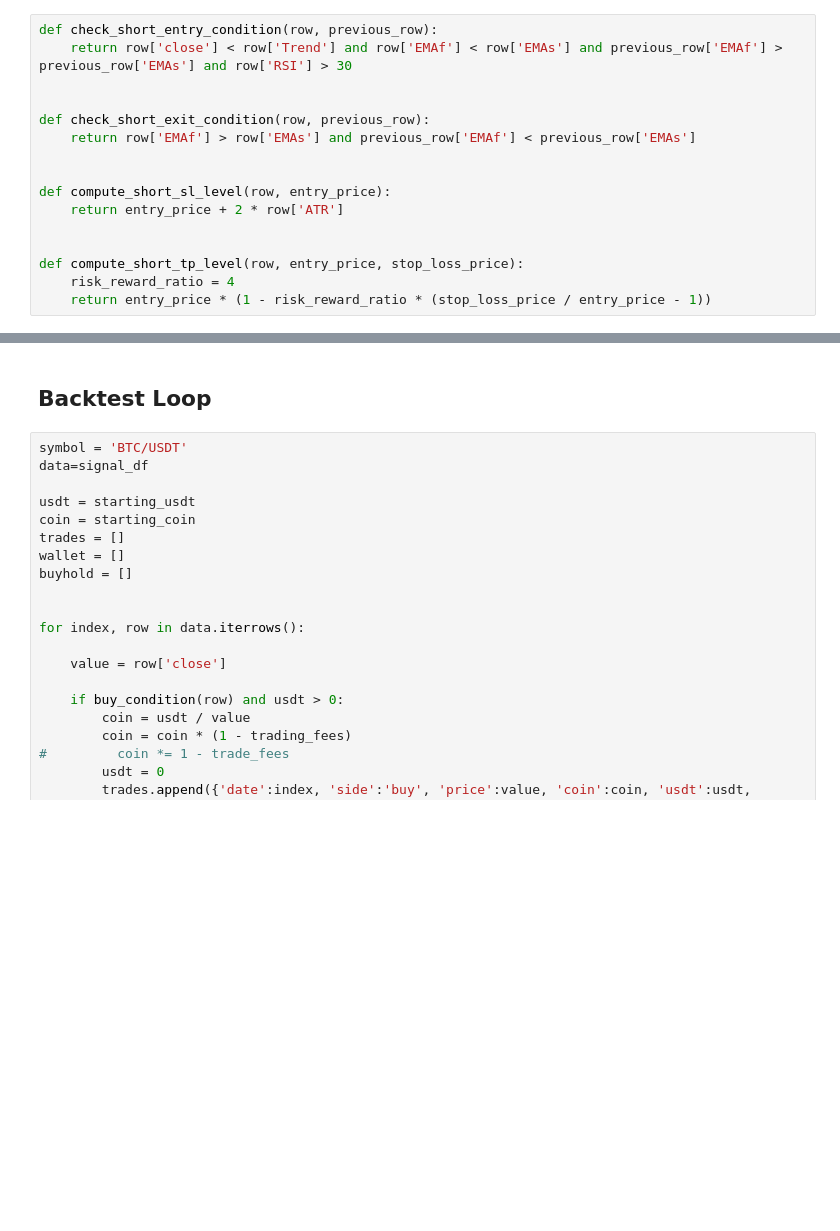
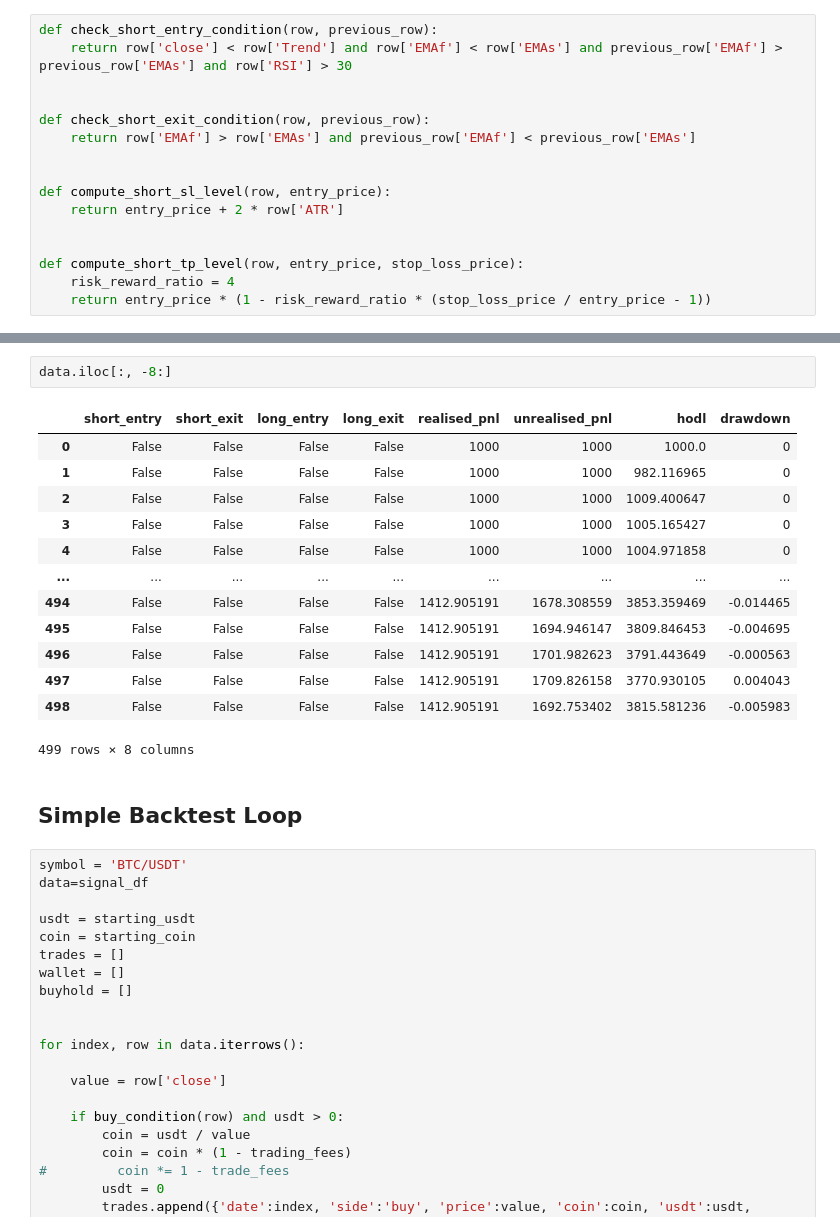
Before and after one commit to mykyta4876/CryptoTradingBot1, a Jupyter notebook: CryptoBot.ipynb, the cells around one changed output, grey strips where cells are left out. Drawn from its saved outputs; the diff is of its cells as text; blank space fills up the shorter version.

```diff
--- a/CryptoBot.ipynb
+++ b/CryptoBot.ipynb
@@ -545,5 +780,21 @@ def run_backtest(data):
+# %%
+data.iloc[:, -8:]
+# %% [output]
+|  | short_entry | short_exit | long_entry | long_exit | realised_pnl | unrealised_pnl | hodl | drawdown |
+| 0 | False | False | False | False | 1000 | 1000 | 1000.0 | 0 |
+| 1 | False | False | False | False | 1000 | 1000 | 982.116965 | 0 |
+| 2 | False | False | False | False | 1000 | 1000 | 1009.400647 | 0 |
+| 3 | False | False | False | False | 1000 | 1000 | 1005.165427 | 0 |
+| 4 | False | False | False | False | 1000 | 1000 | 1004.971858 | 0 |
+| ... | ... | ... | ... | ... | ... | ... | ... | ... |
+| 494 | False | False | False | False | 1412.905191 | 1678.308559 | 3853.359469 | -0.014465 |
+| 495 | False | False | False | False | 1412.905191 | 1694.946147 | 3809.846453 | -0.004695 |
+| 496 | False | False | False | False | 1412.905191 | 1701.982623 | 3791.443649 | -0.000563 |
+| 497 | False | False | False | False | 1412.905191 | 1709.826158 | 3770.930105 | 0.004043 |
+| 498 | False | False | False | False | 1412.905191 | 1692.753402 | 3815.581236 | -0.005983 |
+499 rows × 8 columns
 # %% [markdown]
-## Backtest Loop
+## Simple Backtest Loop
 # %%
 symbol = 'BTC/USDT'
 data=signal_df
```
Also changed, not shown: parts of 28 cells of this notebook, 7 other files.
